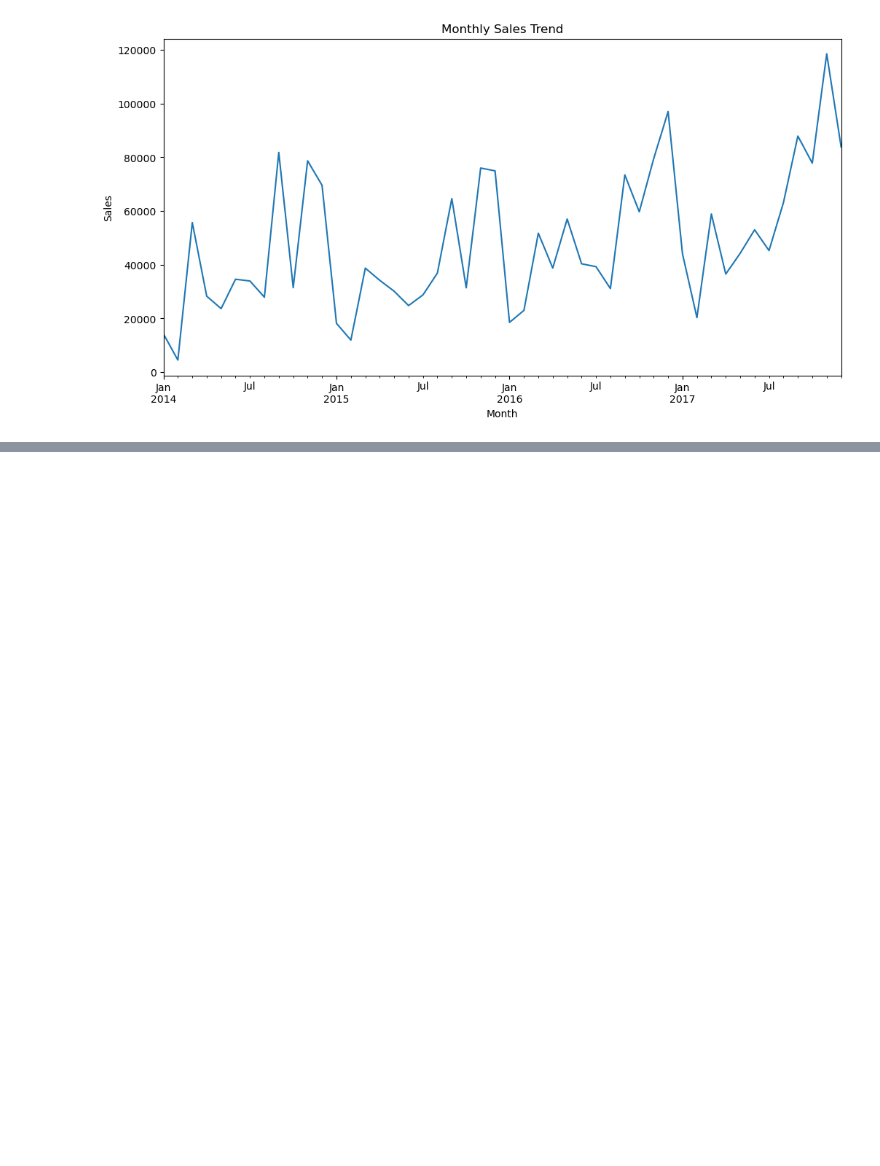
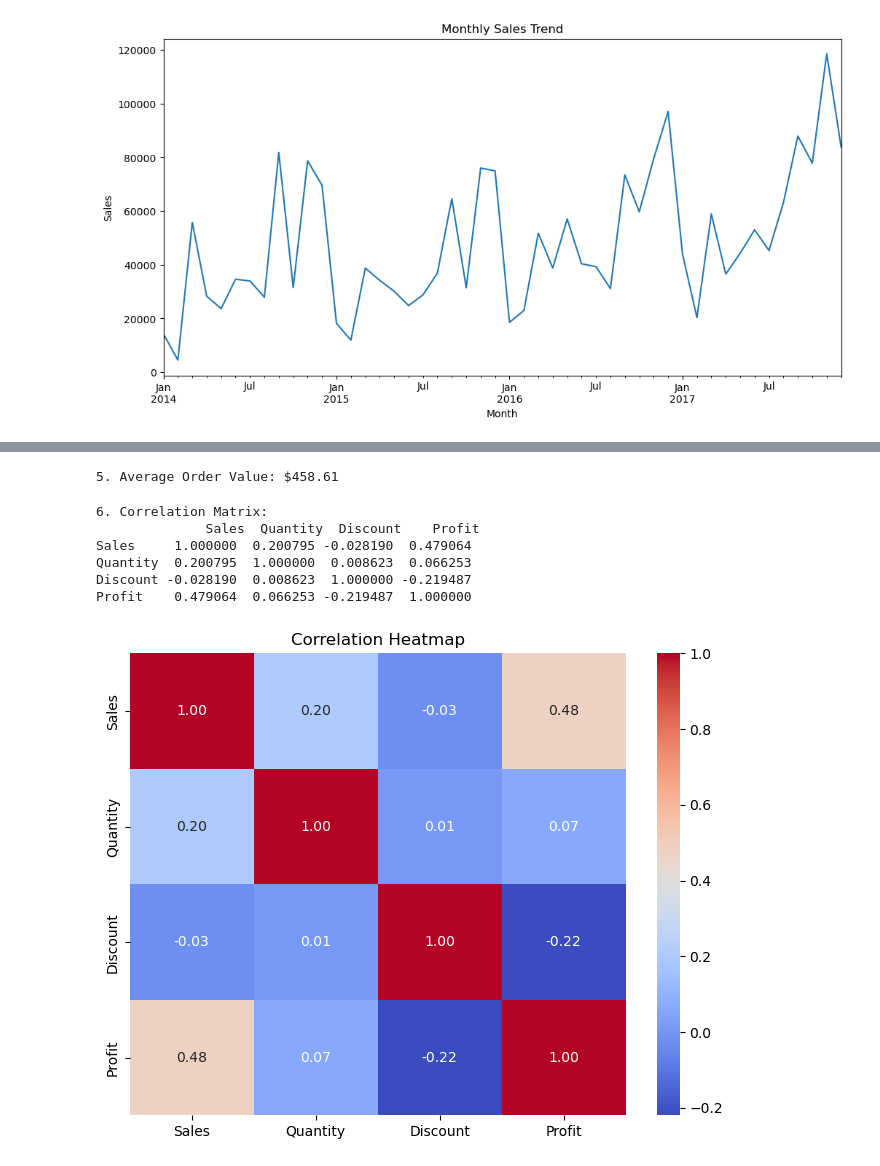
Before and after one commit to Sudha25a/E-Commerce-Project, a Jupyter notebook: E Commerce Analysis .ipynb, the cells around one changed output, grey strips where cells are left out. Cells and saved outputs as stored; diff of their text form; code cells hidden in the pictures; blank space fills up the shorter version.

```diff
--- a/E Commerce Analysis .ipynb
+++ b/E Commerce Analysis .ipynb
@@ -104,0 +170,6 @@ plt.show()
+# %%
+# Sales Growth Potential (Simplified - yearly sales change)
+df['Year'] = df.index.year
+yearly_sales = df.groupby(['Region', 'Year'])['Sales'].sum().unstack()
+yearly_sales_pct_change = yearly_sales.pct_change(axis=1) * 100
+print('\nYearly Sales Percent Change by Region:\n', yearly_sales_pct_change)
@@ -104,0 +184,23 @@ plt.show()
+# %%
+# 5. What is the average order value?
+average_order_value = df.groupby('Order ID')['Sales'].sum().mean()
+print(f"\n5. Average Order Value: ${average_order_value:.2f}")
+# %% [output]
+5. Average Order Value: $458.61
+# %%
+# 6. Are there any correlations between product sales?
+numeric_df = df[['Sales', 'Quantity', 'Discount', 'Profit']]
+correlation_matrix = numeric_df.corr()
+print("\n6. Correlation Matrix:\n", correlation_matrix)
+plt.figure(figsize=(8, 6))
+sns.heatmap(correlation_matrix, annot=True, cmap='coolwarm', fmt=".2f")
+plt.title('Correlation Heatmap')
+plt.show()
+# %% [output]
+6. Correlation Matrix:
+              Sales  Quantity  Discount    Profit
+Sales     1.000000  0.200795 -0.028190  0.479064
+Quantity  0.200795  1.000000  0.008623  0.066253
+Discount -0.028190  0.008623  1.000000 -0.219487
+Profit    0.479064  0.066253 -0.219487  1.000000
+[figure, added]
```
Also changed, not shown: parts of 27 cells of this notebook, 2 other files.
